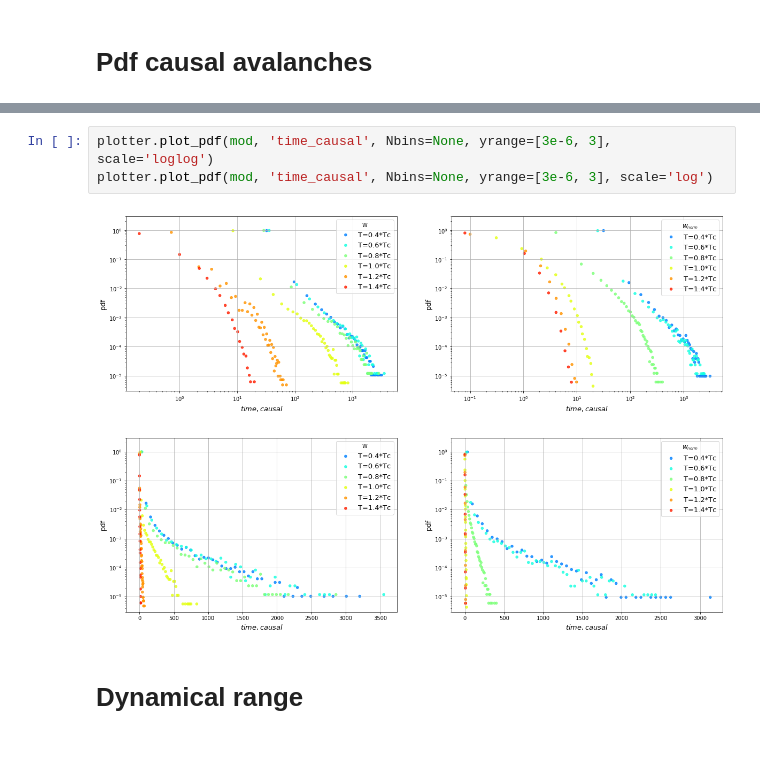
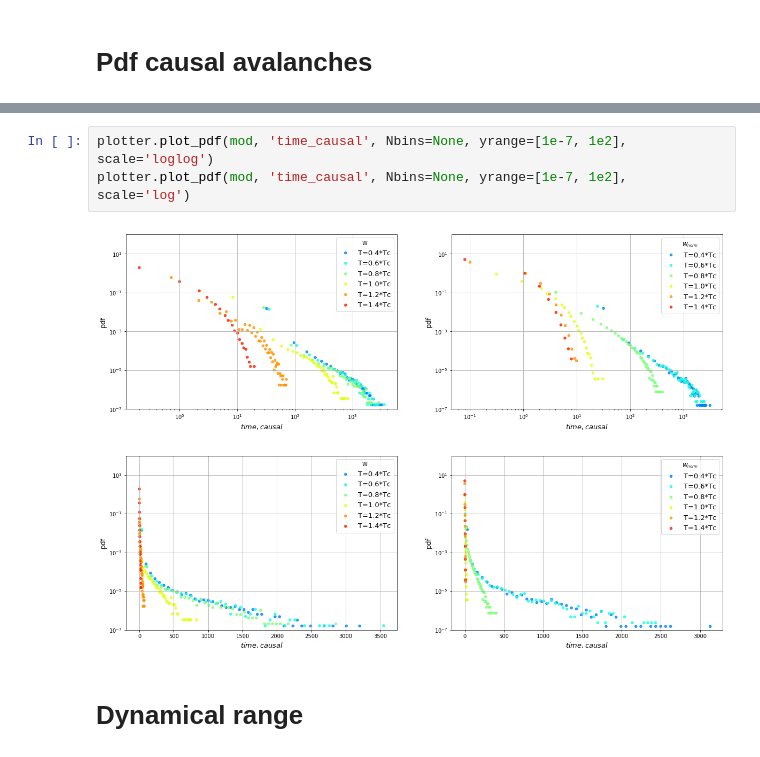
Before and after one commit to gbarzon/HTC_Mesoscopic_Brain, a Jupyter notebook: HTC_results_big.ipynb, the cells around one changed output, grey strips where cells are left out. Drawn from its saved outputs; the diff is of its cells as text.

```diff
--- a/HTC_results_big.ipynb
+++ b/HTC_results_big.ipynb
@@ -66,9 +66,9 @@ plotter.plot_pdf(mod, 'size_causal', Nbins=None, yrange=[3e-6, 3], scale='log')
 # %%
-plotter.plot_pdf(mod, 'time_causal', Nbins=None, yrange=[3e-6, 3], scale='loglog')
-plotter.plot_pdf(mod, 'time_causal', Nbins=None, yrange=[3e-6, 3], scale='log')
+plotter.plot_pdf(mod, 'time_causal', Nbins=None, yrange=[1e-7, 1e2], scale='loglog')
+plotter.plot_pdf(mod, 'time_causal', Nbins=None, yrange=[1e-7, 1e2], scale='log')
 # %% [output]
-[figure, old version]
+[figure, new version]
-[figure, old version]
+[figure, new version]
 # %% [markdown]
 # Dynamical range
 # %%
```
Also changed, not shown: parts of 3 cells of this notebook, 1 other file.
